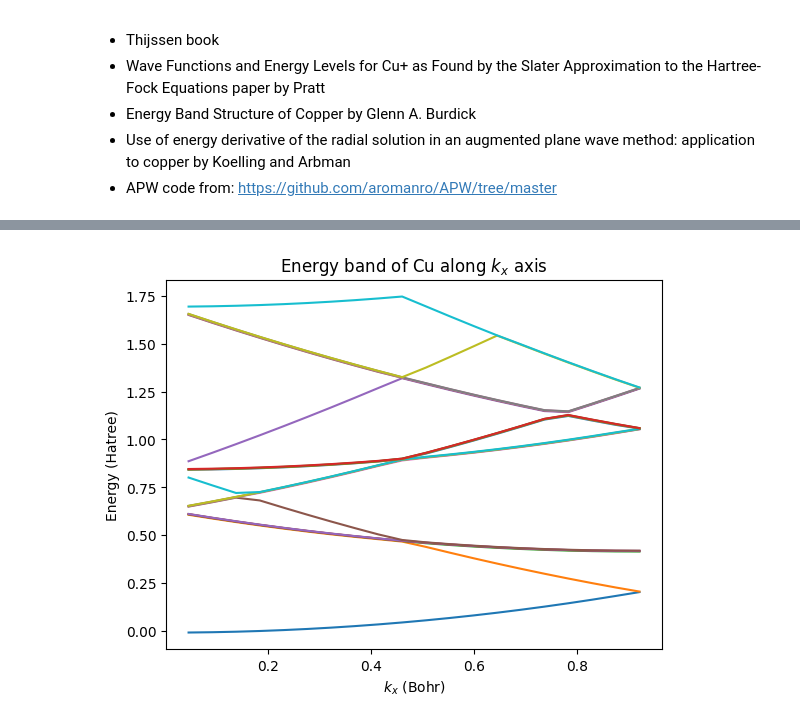
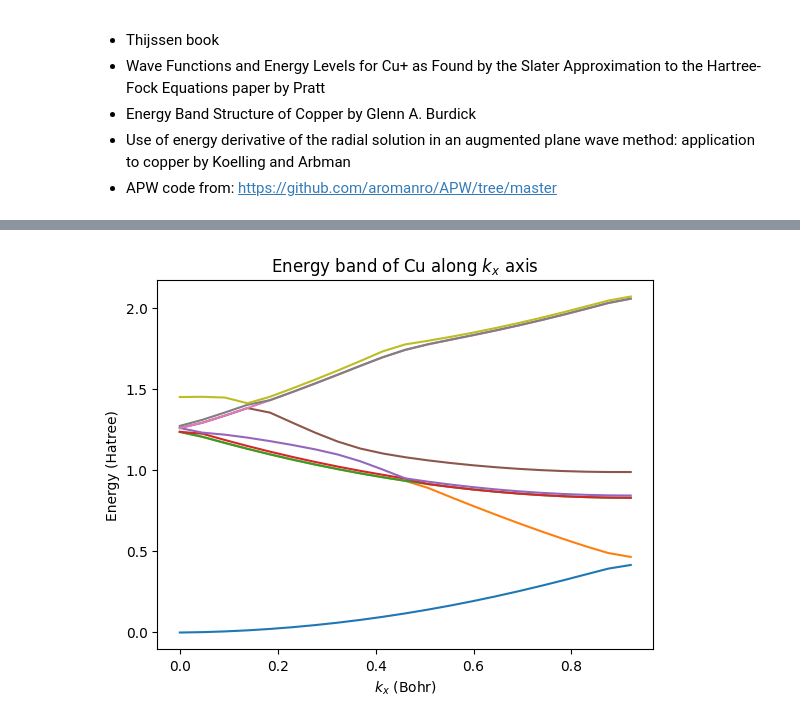
Before and after one commit to Williame33445/physics-projects, a Jupyter notebook: periodic-solids/Cu-via-LAPW.ipynb, the cells around one changed output, grey strips where cells are left out. Drawn from its saved outputs; the diff is of its cells as text; code cells hidden in the pictures.

```diff
--- a/periodic-solids/Cu-via-LAPW.ipynb
+++ b/periodic-solids/Cu-via-LAPW.ipynb
@@ -61,7 +60,7 @@ def getAllUs(l,E):
     def f(r):
         if r == 0:
             return 0
-        return l*(l+1)/r**2 + 2*(V(r) - E)
+        return l*(l+1)/r**2 + 2*V(r) - E
 
     us = np.empty(len(rs))
     us[0] = 0
@@ -119,16 +118,16 @@ def test(l,uDots,us):
 #find global variables
 for l in range(l_max):
     #use logarithmic derivative
-    us = getAllUs(l,E_v)
+    us = getAllUs(l,Es[l])
     RMax[l] = us[-2]/r_max
     RDashMax[l] = us[-2]*np.log(us[-1]/us[-3])/(2*h*r_max) - us[-2]/(r_max**2) #log derivative
-    uDots = getuDots(l,us)/2 #?
+    uDots = getuDots(l,us)
     RDotMax[l] = uDots[-2]/r_max
     RDotDashMax[l] = uDots[-2]*np.log(uDots[-1]/uDots[-3])/(2*h*r_max) - uDots[-2]/(r_max**2)
 
-    #print(uDots -(getAllUs(l,E_v+0.0001) - getAllUs(l,E_v-0.0001))/0.0002)
-    print((r_max**2)*(RDashMax[l]*RDotMax[l] - RMax[l]*RDotDashMax[l]))
-    #print(simpsons(uDots*us))
+    #print(uDots -(getAllUs(l,Es[l]+0.0001) - getAllUs(l,Es[l]-0.0001))/(0.0002)) #this is the problem
+    #print((r_max**2)*(RDashMax[l]*RDotMax[l] - RMax[l]*RDotDashMax[l]))
+    #print(integrate.simpson(uDots*us))
     #if l == l_max-1:
     #    test(l,uDots,us)
 
@@ -144,4 +135,7 @@ for l in range(l_max):
 # %%
+mConstant = 4*np.pi*(r_max**4)/vol
+
+
 def getE(k):
     #define functions required to calcuate matricies
     def a(l,q):
@@ -158,6 +152,17 @@ def getE(k):
             return 1 - 4*np.pi*(r_max**3)/(3*vol)
         return -4*np.pi*(r_max**2)*sp.spherical_jn(1,KMag*r_max)/(KMag*vol)
 
+    def gamma(q1,q2,l):
+        q1Mag = np.linalg.norm(q1)
+        q2Mag = np.linalg.norm(q2)
+
+        term1 = RDashMax[l]*RDotMax[l]*(sp.spherical_jn(l,r_max*q1Mag,derivative=True)*q1Mag*sp.spherical_jn(l,r_max*q2Mag) + sp.spherical_jn(l,r_max*q2Mag,derivative=True)*q2Mag*sp.spherical_jn(l,r_max*q1Mag))
+        term2 = RDashMax[l]*RDotDashMax[l]*sp.spherical_jn(l,r_max*q1Mag)*sp.spherical_jn(l,r_max*q2Mag)
+        term3 = RMax[l]*RDotMax[l]*q1Mag*q2Mag*sp.spherical_jn(l,r_max*q1Mag,derivative=True)*sp.spherical_jn(l,r_max*q2Mag,derivative=True)
+
+        return term1 - term2 - term3
+
+
     #calculate matricies
     qs = [k + K for K in Ks]
 
@@ -169,23 +174,22 @@ def getE(k):
             Uij = U(np.linalg.norm(qs[i] - qs[j]))
             qi = np.linalg.norm(qs[i])
             qj = np.linalg.norm(qs[j])
-            cosThetaij = np.dot(qs[i],qs[j])/(qi*qj)
+            dotij = np.dot(qs[i],qs[j])
+            cosThetaij = dotij/(qi*qj) if qi != 0 and qj != 0 else 0
             S[i,j] = Uij
-            H[i,j] = ((qi**2 + qj**2)/4 - E_v)*Uij
+            H[i,j] = dotij*Uij
 
             for l in range(l_max):
-                aiaj = a(l,qs[i])*a(l,qs[j])
-                bij = b(l,qs[i])*b(l,qs[j])
-                lij = sp.eval_legendre(l,cosThetaij)
-                S[i,j] += 4*np.pi*(2*l + 1)*lij*(aiaj + bij*N[l])/(vol*(r_max**4))
-                H[i,j] += 2*np.pi*(2*l + 1)*lij*(aiaj + bij)/(vol*(r_max**4))
+                sij = a(l,qs[i])*a(l,qs[j]) + b(l,qs[i])*b(l,qs[j])*N[l]
+                S[i,j] += mConstant*(2*l + 1)*sp.eval_legendre(l,cosThetaij)*sij
+                H[i,j] += mConstant*(2*l + 1)*sp.eval_legendre(l,Es[l]*sij + gamma(qs[i],qs[j],l))
             S[j,i] = S[i,j]
             H[j,i] = H[i,j]
 
     return linalg.eigvalsh(H,S)
 # %%
 #finds the energies for a list of k's
-ks2 = [2*np.pi*np.array([i/20,0,0])/a for i in range(1,21)]
+ks2 = [2*np.pi*np.array([i/20,0,0])/a for i in range(21)]
 Es2 = np.empty([len(ks2),20])
 
 for i,k in enumerate(ks2):
@@ -199,12 +218,12 @@ TypeError: unhashable type: 'numpy.ndarray'
 # %%
 #Graphs
 kx = list(map(lambda k: k[0],ks2))
 
-for i in range(20):
+for i in range(1,10):
     plt.plot(kx,Es2[:,i]/2)
 plt.title(r"Energy band of Cu along $k_x$ axis")
 plt.xlabel(r"$k_x$ (Bohr)")
 plt.ylabel("Energy (Hatree)")
 plt.show()
 # %% [output]
-[figure, old version]
+[figure, new version]
```
Also changed, not shown: parts of 4 cells of this notebook, 3 other files.
